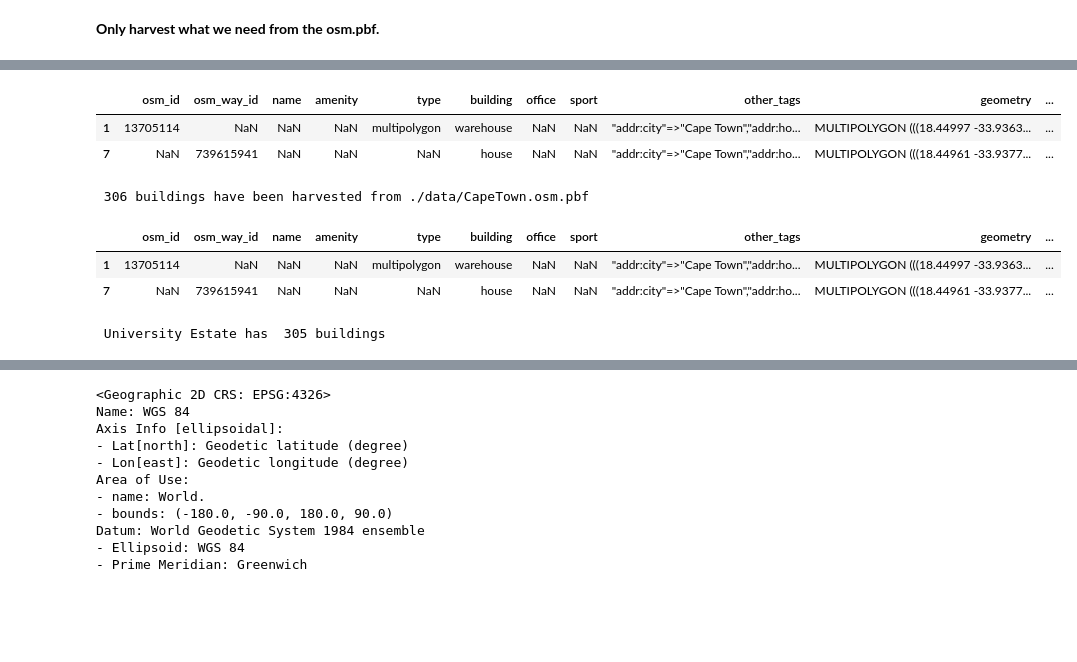
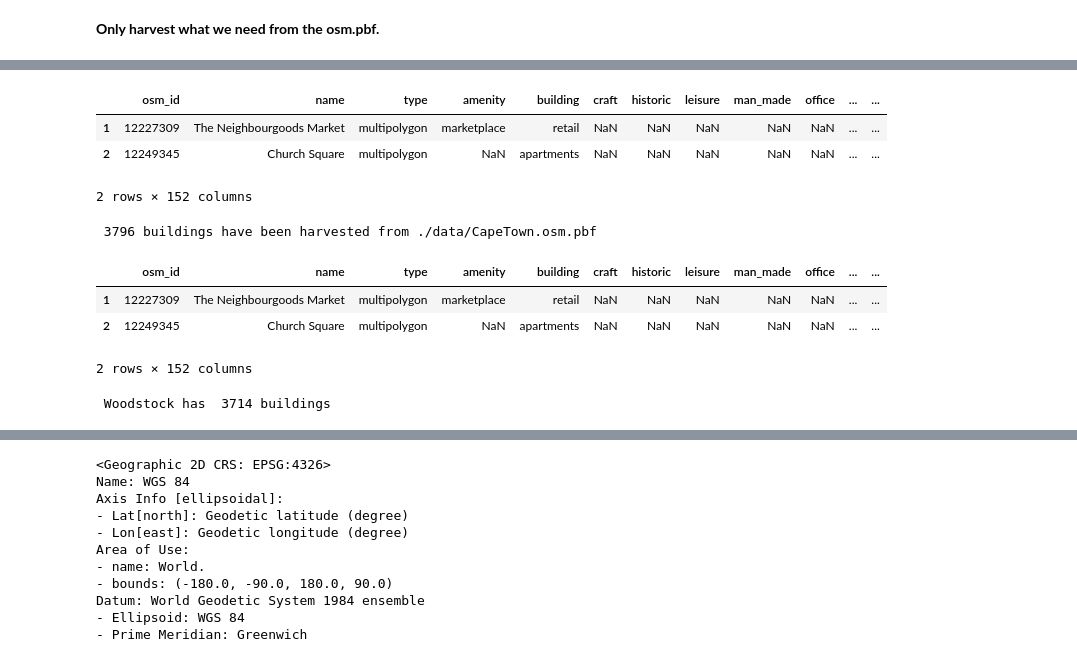
Before and after one commit to AdrianKriger/geo3D_wrkshp, a Jupyter notebook: workshop/_build/jupyter_execute/notebooks/osm_LoD1_3DCityModel.ipynb, the cells around one changed output, grey strips where cells are left out. Saved outputs shown, nothing was run; the diff lists cells and outputs as text; code cells hidden in the pictures; blank space fills up the shorter version.

```diff
--- a/workshop/_build/jupyter_execute/notebooks/osm_LoD1_3DCityModel.ipynb
+++ b/workshop/_build/jupyter_execute/notebooks/osm_LoD1_3DCityModel.ipynb
@@ -60,9 +60,10 @@ warnings.filterwarnings('ignore')
 # %% [markdown]
 **A `parameter.json` defines the path and files**.
 # %%
-#jparams = json.load(open('osm3DwStock_param.json'))
+jparams = json.load(open('osm3DwStock_param.json'))
+
 #jparams = json.load(open('osm3Dsaao_param.json'))
-jparams = json.load(open('osm3DUEstate_param.json'))
+#jparams = json.load(open('osm3DsRiver_param25m.json'))
 # %% [markdown]
 | area of interest | elevation model | CityJSON and metadata |
 |:--------:|:--------:|:--------:|
@@ -171,57 +172,70 @@ gdf.head(2)
 # %%
 #- convert valid strings, ignore None/NaN
 def safe_convert(tag_string):
     if isinstance(tag_string, str):
         try:
             # Replace "=>" with ":" and fix newlines
             formatted_string = "{" + tag_string.replace("=>", ":").replace("\n", " ") + "}"
             return json.loads(formatted_string)  # Parse safely
         except json.JSONDecodeError:
             return {}  # Return empty dict on failure
     return {}  # Return empty dict if NaN or None
 
 #- apply conversion function
 gdf["tags"] = gdf["other_tags"].apply(safe_convert)
 
-#- extract values safely
-gdf["building:levels"] = gdf["tags"].apply(lambda d: d.get("building:levels", None) if isinstance(d, dict) else None)
-gdf["building:part"] = gdf["tags"].apply(lambda d: d.get("building:part", None) if isinstance(d, dict) else None)
+# Normalize the 'tags' column to create a new DataFrame
+tags_df = pd.json_normalize(gdf['tags'])
+# Join the new columns back to the original GeoDataFrame
+gdf = pd.concat([gdf, tags_df], axis=1)
+# (Optional) Drop the original 'tags' column
+gdf = gdf.drop(columns=['other_tags'])
+
+# Ensure a single 'osm_id' column
+if 'osm_id' in gdf.columns:
+    if 'osm_way_id' in gdf.columns:
+        gdf['osm_id'] = [o if pd.notna(o) else w
+                         for o, w in zip(gdf['osm_id'], gdf['osm_way_id'])]
+        gdf = gdf.drop(columns=['osm_way_id'])
+elif 'osm_way_id' in gdf.columns:
+    gdf = gdf.rename(columns={'osm_way_id': 'osm_id'})
 
 gdf = gdf[gdf.geometry.apply(lambda x: x.within(aoi.unary_union))]
 gdf.head(2)
 # %% [output]
-|  | osm_id | osm_way_id | name | amenity | type | building | office | sport | other_tags | geometry | ... |
-| 1 | 13705114 | NaN | NaN | NaN | multipolygon | warehouse | NaN | NaN | "addr:city"=>"Cape Town","addr:ho... | MULTIPOLYGON (((18.44997 -33.9363... | ... |
-| 7 | NaN | 739615941 | NaN | NaN | NaN | house | NaN | NaN | "addr:city"=>"Cape Town","addr:ho... | MULTIPOLYGON (((18.44961 -33.9377... | ... |
+|  | osm_id | name | type | amenity | building | craft | historic | leisure | man_made | office | ... | ... |
+| 1 | 12227309 | The Neighbourgoods Market | multipolygon | marketplace | retail | NaN | NaN | NaN | NaN | NaN | ... | ... |
+| 2 | 12249345 | Church Square | multipolygon | NaN | apartments | NaN | NaN | NaN | NaN | NaN | ... | ... |
+2 rows × 152 columns
 # %%
 ts = gdf[gdf['building'].notna()]
 #len(ts)
 print('\n', len(ts), "buildings have been harvested from", input_pbf)
 # %% [output]
- 306 buildings have been harvested from ./data/CapeTown.osm.pbf
+ 3796 buildings have been harvested from ./data/CapeTown.osm.pbf
 # %%
 ts.head(2)
 # %% [output]
-|  | osm_id | osm_way_id | name | amenity | type | building | office | sport | other_tags | geometry | ... |
-| 1 | 13705114 | NaN | NaN | NaN | multipolygon | warehouse | NaN | NaN | "addr:city"=>"Cape Town","addr:ho... | MULTIPOLYGON (((18.44997 -33.9363... | ... |
-| 7 | NaN | 739615941 | NaN | NaN | NaN | house | NaN | NaN | "addr:city"=>"Cape Town","addr:ho... | MULTIPOLYGON (((18.44961 -33.9377... | ... |
+|  | osm_id | name | type | amenity | building | craft | historic | leisure | man_made | office | ... | ... |
+| 1 | 12227309 | The Neighbourgoods Market | multipolygon | marketplace | retail | NaN | NaN | NaN | NaN | NaN | ... | ... |
+| 2 | 12249345 | Church Square | multipolygon | NaN | apartments | NaN | NaN | NaN | NaN | NaN | ... | ... |
+2 rows × 152 columns
 # %%
 # basic cleaning to harvest building=* (no building:part=*) and building=levels tags only
 
-ts.dropna(subset=['building:levels'], inplace= True)
-ts['building:levels'] = pd.to_numeric(ts['building:levels'], downcast='integer')
-ts['building:levels'] = ts['building:levels'].astype(int)
 #- we only want buildings with =levels data
-ts = ts[ts['building:levels'] != 0]
-ts['building:levels'] = ts['building:levels'].replace('None', np.nan)#, inplace=True)
-ts = ts[ts['building:levels'].notna()]
+ts = (
+    ts.dropna(subset=['building:levels'])
+      .assign(**{'building:levels': pd.to_numeric(ts['building:levels'], errors='coerce')})
+      .query("`building:levels` != 0")
+)
 
 #- without building:part
-ts = ts[ts['building:part'].isnull()]
+ts = ts[ts['building:part'].isnull()] if 'building:part' in ts.columns else ts
 #ts = ts.explode()
 print('\n\033[1m', jparams['FocusArea'], 'has \033[0m', len(ts), 'buildings')
 # %% [output]
- University Estate has  305 buildings
+ Woodstock has  3714 buildings
 # %%
 # have a look
 ts.tail(2)
```
Also changed, not shown: parts of 14 cells of this notebook, 31 other files.
